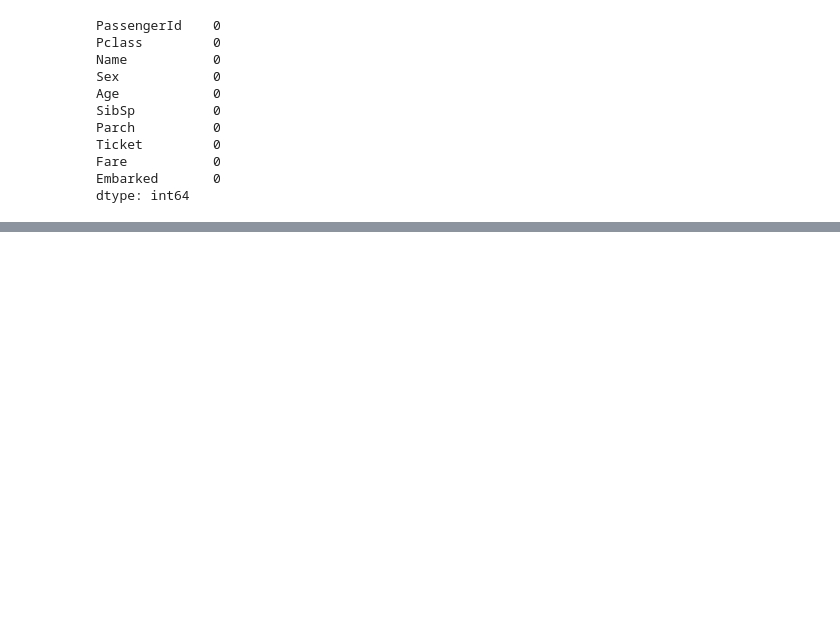
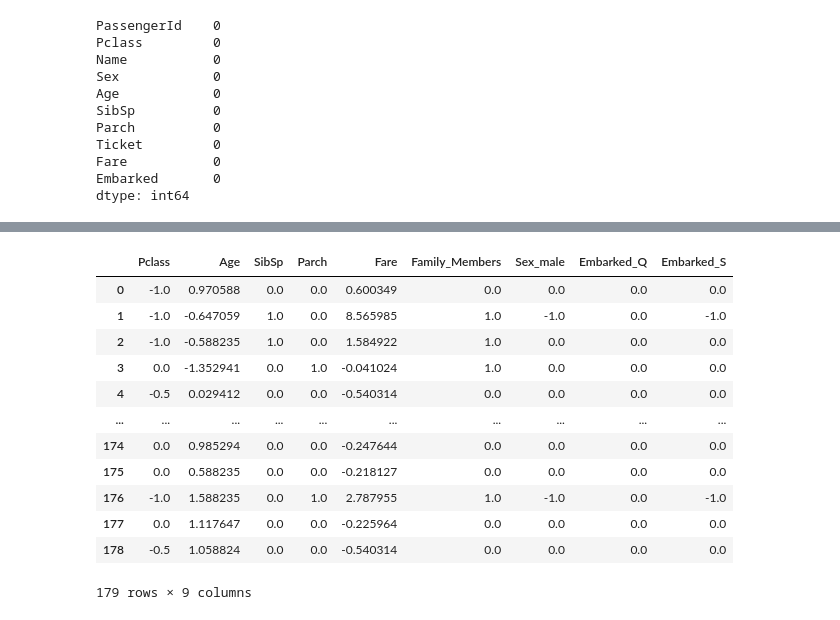
Before and after one commit to sagarbarge/Titanic-EDA-Modeling, a Jupyter notebook: Titanic_Competition_Sagar.ipynb, the cells around one changed output, grey strips where cells are left out. Drawn from its saved outputs; the diff is of its cells as text; code cells hidden in the pictures; blank space fills up the shorter version.

```diff
--- a/Titanic_Competition_Sagar.ipynb
+++ b/Titanic_Competition_Sagar.ipynb
@@ -868,0 +985,16 @@ dtype: int64
+# %%
+x_test
+# %% [output]
+|  | Pclass | Age | SibSp | Parch | Fare | Family_Members | Sex_male | Embarked_Q | Embarked_S |
+| 0 | -1.0 | 0.970588 | 0.0 | 0.0 | 0.600349 | 0.0 | 0.0 | 0.0 | 0.0 |
+| 1 | -1.0 | -0.647059 | 1.0 | 0.0 | 8.565985 | 1.0 | -1.0 | 0.0 | -1.0 |
+| 2 | -1.0 | -0.588235 | 1.0 | 0.0 | 1.584922 | 1.0 | 0.0 | 0.0 | 0.0 |
+| 3 | 0.0 | -1.352941 | 0.0 | 1.0 | -0.041024 | 1.0 | 0.0 | 0.0 | 0.0 |
+| 4 | -0.5 | 0.029412 | 0.0 | 0.0 | -0.540314 | 0.0 | 0.0 | 0.0 | 0.0 |
+| ... | ... | ... | ... | ... | ... | ... | ... | ... | ... |
+| 174 | 0.0 | 0.985294 | 0.0 | 0.0 | -0.247644 | 0.0 | 0.0 | 0.0 | 0.0 |
+| 175 | 0.0 | 0.588235 | 0.0 | 0.0 | -0.218127 | 0.0 | 0.0 | 0.0 | 0.0 |
+| 176 | -1.0 | 1.588235 | 0.0 | 1.0 | 2.787955 | 1.0 | -1.0 | 0.0 | -1.0 |
+| 177 | 0.0 | 1.117647 | 0.0 | 0.0 | -0.225964 | 0.0 | 0.0 | 0.0 | 0.0 |
+| 178 | -0.5 | 1.058824 | 0.0 | 0.0 | -0.540314 | 0.0 | 0.0 | 0.0 | 0.0 |
+179 rows × 9 columns
```
Also changed, not shown: parts of 14 cells of this notebook.
